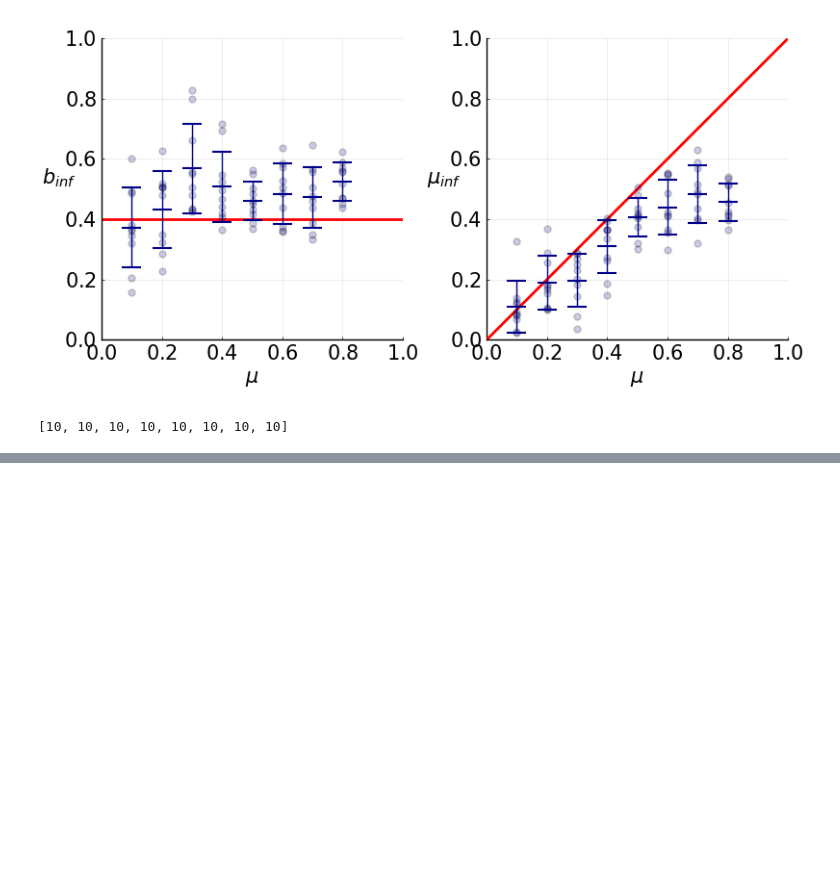
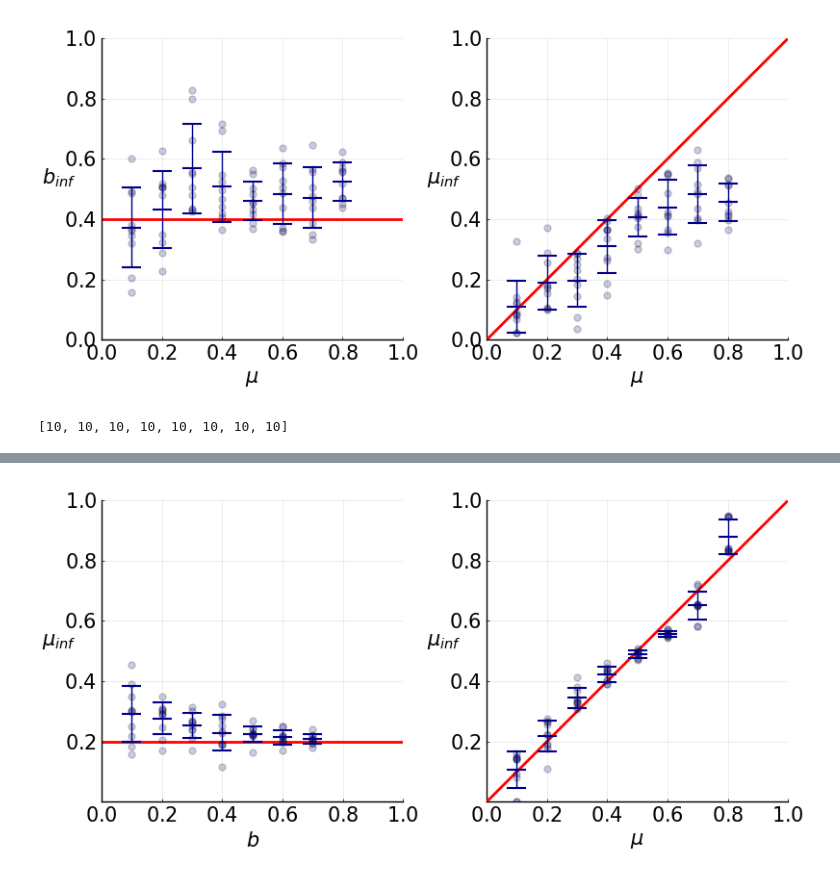
Before and after one commit to aangaji/Turnover, a Jupyter notebook: inference.ipynb, the cells around one changed output, grey strips where cells are left out. Saved outputs shown, nothing was run; the diff lists cells and outputs as text; code cells hidden in the pictures; blank space fills up the shorter version.

```diff
--- a/inference.ipynb
+++ b/inference.ipynb
@@ -762,0 +805,28 @@ end
+# %%
+let p = plot(layout=(1,2), legend=:none, yguidefontrotation=-90, size=(800,400),
+         aspect_ratio=1, xaxis=((0,1), 0:0.2:1), yaxis=((0,1),0.2:0.2:1), guidefontsize=15, tickfont=15)
+    plot!(p[1], xlab=L"b"); plot!(p[2], xlab=L"μ")
+
+    results = include(projectdir*"/Turnover/inference_results.jl")
+
+    method, mu, ds, dfits, mufits = results[3]
+    bins = sort!(unique(ds))
+    dfits_binned = [ [dfits[findall(isequal(d), ds)]...] for d in bins]
+    mufits_binned = [ [mufits[findall(isequal(d), ds)]...] for d in bins]
+
+    hline!(p[1], [mu], c=:red, lw=2.)
+    scatter!(p[1], ds, mufits, ylab=L"\mu_{inf}", marker = (5, 0.2, :darkblue))
+    scatter!(p[1], bins, mean.(mufits_binned), yerror = std.(mufits_binned), marker = (:hline, 14, :darkblue), markerstrokecolor=:darkblue)
+
+    method, d, mus, dfits, mufits = results[4]
+    bins = sort!(unique(mus))
+    dfits_binned = [ [dfits[findall(isequal(mu), mus)]...] for mu in bins]
+    mufits_binned = [ [mufits[findall(isequal(mu), mus)]...] for mu in bins]
+
+    plot!(p[2], 0:1,0:1, c=:red, lw=2.)
+    scatter!(p[2], mus, mufits, ylab=L"\mu_{inf}", ylims=(0,1), xlims=(0,1), marker = (5, 0.2, :darkblue))
+    scatter!(p[2], bins, mean.(mufits_binned), yerror = std.(mufits_binned), marker = (:hline, 14, :darkblue), markerstrokecolor=:darkblue)
+
+end
+# %% [output]
+[figure, added]
```
Also changed, not shown: parts of 12 cells of this notebook, 24 other files.
